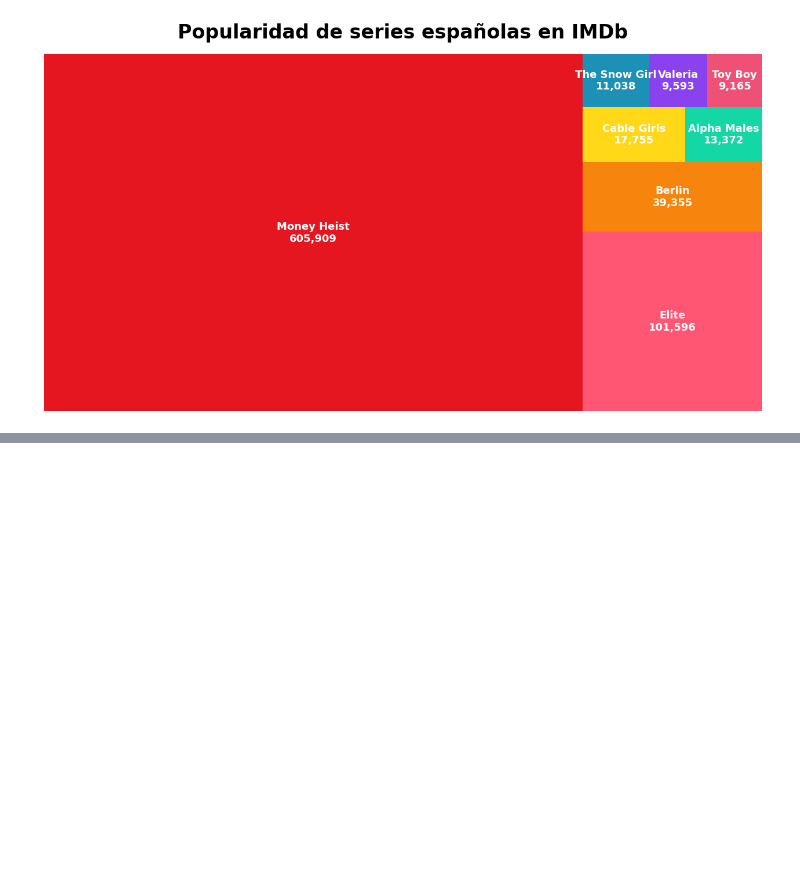
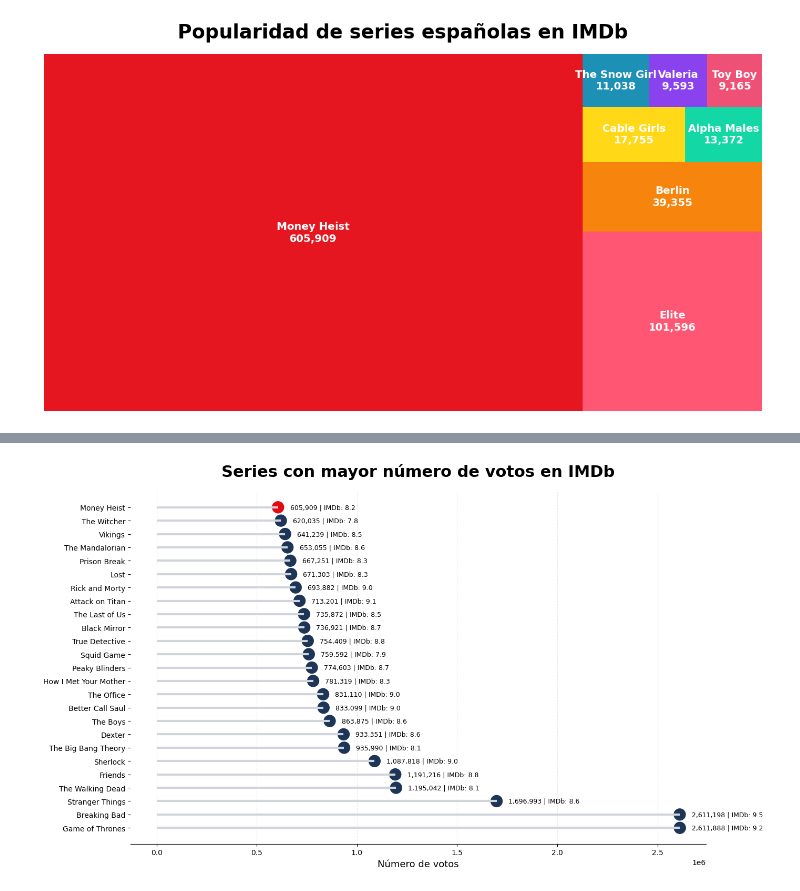
Before and after one commit to alejandro21rg/Eda_la_casa_de_papel, a Jupyter notebook: memoria.ipynb, the cells around one changed output, grey strips where cells are left out. Cells and saved outputs as stored; diff of their text form; code cells hidden in the pictures; blank space fills up the shorter version.

```diff
--- a/memoria.ipynb
+++ b/memoria.ipynb
@@ -1357,0 +1553,2 @@ Pero se quedó ahi, o traspasó mas barreras. Vamos a anilizar las series de hab
+# %%
+imdb_completo = pd.merge(df_idmb_title_basics,df_idmb_title_ratings, on="tconst")
@@ -1357,0 +1573,2 @@ Pero se quedó ahi, o traspasó mas barreras. Vamos a anilizar las series de hab
+# %%
+series_imdb = imdb_completo[imdb_completo["titleType"] == "tvSeries"]
@@ -1357,0 +1593,15 @@ Pero se quedó ahi, o traspasó mas barreras. Vamos a anilizar las series de hab
+# %%
+series_final = series_imdb[[
+    "primaryTitle",
+    "startYear",
+    "genres",
+    "averageRating",
+    "numVotes"
+]]
+# %%
+top_25_rating = series_final.sort_values(
+    by="numVotes",
+    ascending=False
+).head(25)
+
+top_25_rating
@@ -1357,0 +1626,81 @@ Pero se quedó ahi, o traspasó mas barreras. Vamos a anilizar las series de hab
+# %%
+import matplotlib.pyplot as plt
+
+# Top 15 series más votadas
+top_votes = top_25_rating.head(25)
+
+plt.style.use("default")
+
+# Figura
+fig, ax = plt.subplots(figsize=(14,8))
+
+# Líneas horizontales
+ax.hlines(
+    y=top_votes["primaryTitle"],
+    xmin=0,
+    xmax=top_votes["numVotes"],
+    color="#D1D5DB",
+    linewidth=3
+)
+
+# Puntos finales
+colors = []
+
+for title in top_votes["primaryTitle"]:
+
+    if title == "Money Heist":
+        colors.append("#E50914")  # Rojo Netflix
+    else:
+        colors.append("#1D3557")  # Azul elegante
+
+ax.scatter(
+    top_votes["numVotes"],
+    top_votes["primaryTitle"],
+    color=colors,
+    s=250
+)
+
+# Valores + nota IMDb
+for i, (_, row) in enumerate(top_votes.iterrows()):
+
+    ax.text(
+        row["numVotes"] + 60000,
+        i,
+        f'{row["numVotes"]:,} | IMDb: {row["averageRating"]}',
+        va='center',
+        fontsize=9
+    )
+
+# Título
+ax.set_title(
+    "Series con mayor número de votos en IMDb",
+    fontsize=22,
+    fontweight="bold",
+    pad=20
+)
+
+# Etiquetas
+ax.set_xlabel(
+    "Número de votos",
+    fontsize=13
+)
+
+ax.set_ylabel("")
+
+# Grid suave
+ax.grid(
+    axis='x',
+    linestyle='--',
+    alpha=0.25
+)
+
+# Limpiar bordes
+ax.spines['top'].set_visible(False)
+ax.spines['right'].set_visible(False)
+ax.spines['left'].set_visible(False)
+
+plt.tight_layout()
+
+plt.show()
+# %% [output]
+[figure, added]
```
Also changed, not shown: parts of 67 cells of this notebook, 14 other files.
